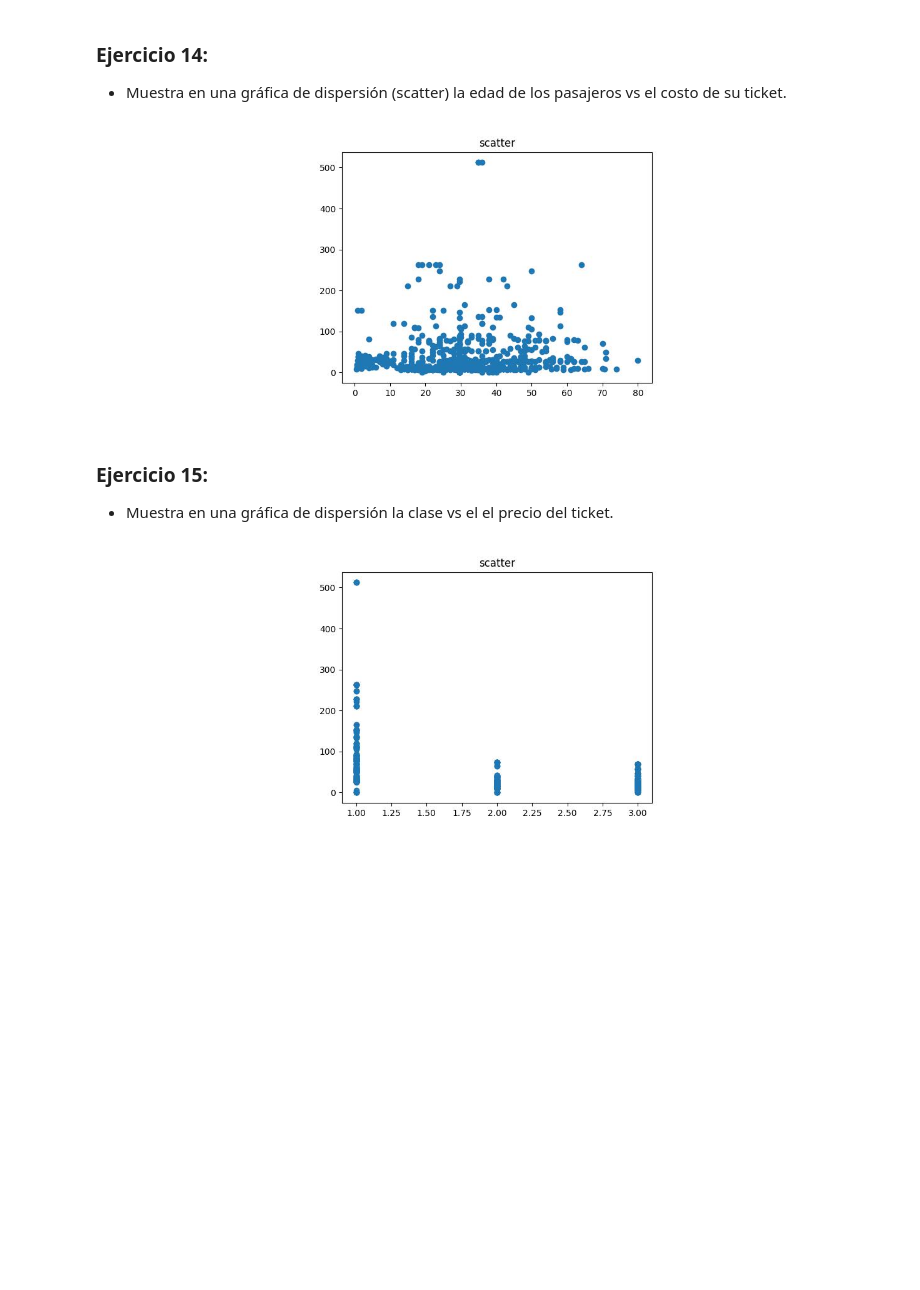
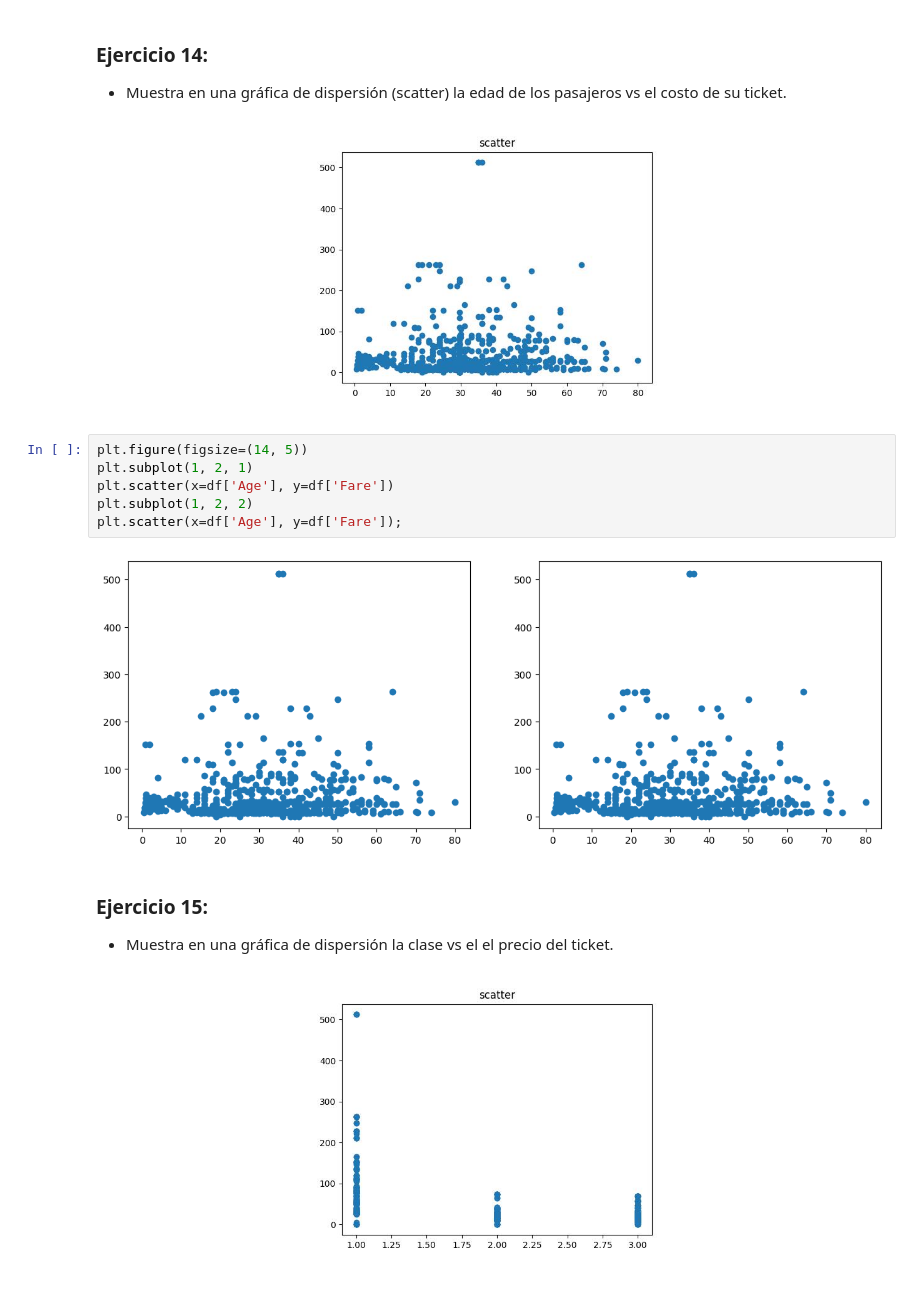
Before and after one commit to mplazap/Bootcamp_ejercicios, a Jupyter notebook: Tema 3 - Data Science/07.- Matplotlib/07.matplotlib_ejercicios.ipynb, the cells around one changed output. Drawn from its saved outputs; the diff is of its cells as text; blank space fills up the shorter version.

```diff
--- a/Tema 3 - Data Science/07.- Matplotlib/07.matplotlib_ejercicios.ipynb
+++ b/Tema 3 - Data Science/07.- Matplotlib/07.matplotlib_ejercicios.ipynb
@@ -234,6 +234,14 @@ plt.pie(x=values,
 <div align="center">
    <img src="attachment:6c45ea5d-a73c-4143-b754-cd23952f7136.jpg" width="400">
 </div>
+# %%
+plt.figure(figsize=(14, 5))
+plt.subplot(1, 2, 1)
+plt.scatter(x=df['Age'], y=df['Fare'])
+plt.subplot(1, 2, 2)
+plt.scatter(x=df['Age'], y=df['Fare']);
+# %% [output]
+[figure, added]
 # %% [markdown]
 ### Ejercicio 15:
 - Muestra en una gráfica de dispersión la clase vs el el precio del ticket.
```
Also changed, not shown: parts of 3 cells of this notebook.
